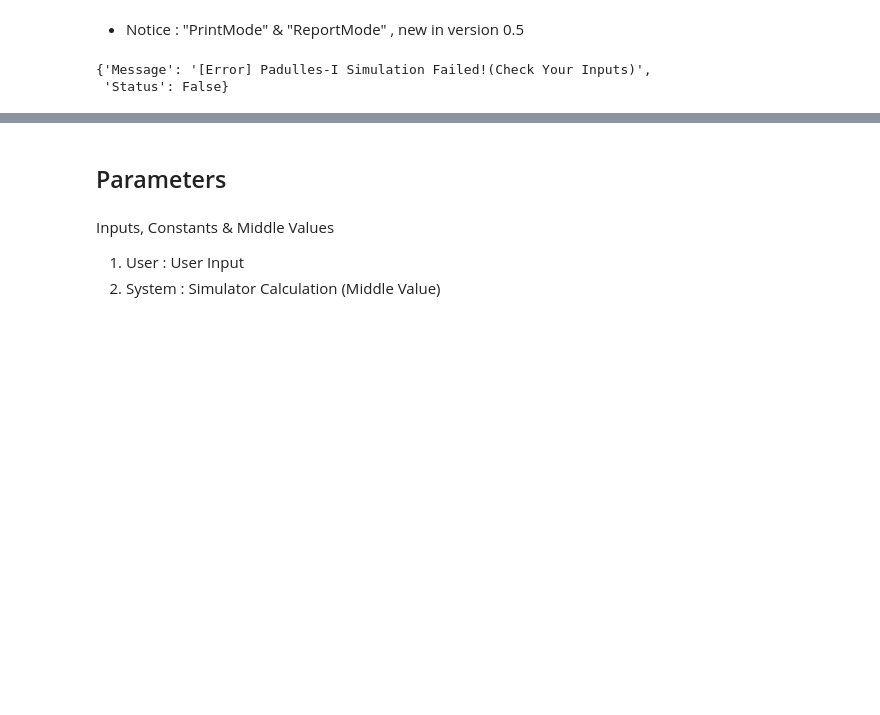
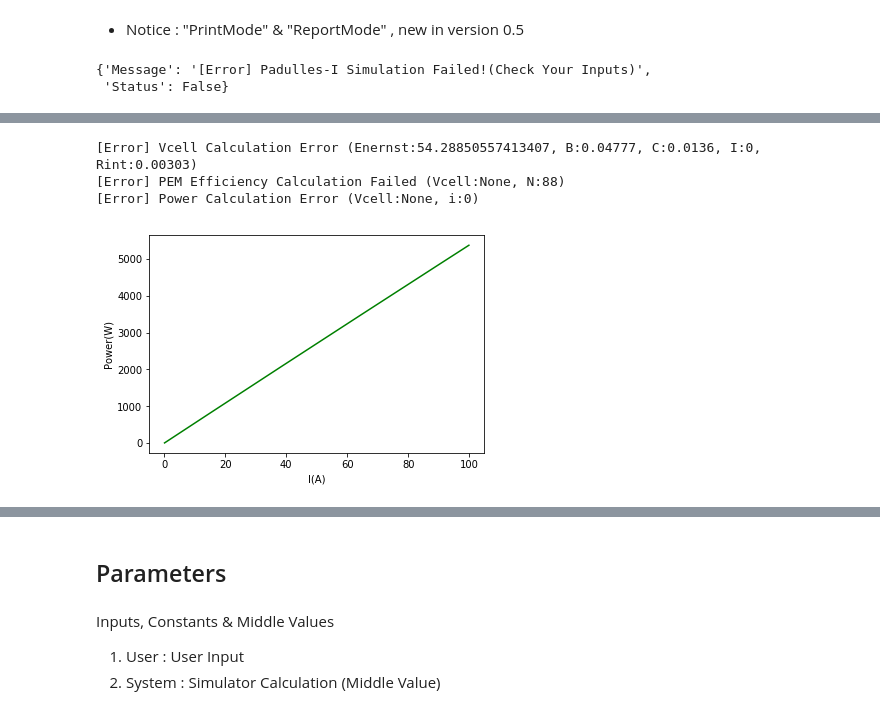
Before and after one commit to ECSIM/opem, a Jupyter notebook: Documents/Padulles1.ipynb, the cells around one changed output, grey strips where cells are left out. Saved outputs shown, nothing was run; the diff lists cells and outputs as text; code cells hidden in the pictures; blank space fills up the shorter version.

Commit message:
doc : Padulles-I notebook plots added #92

```diff
--- a/Documents/Padulles1.ipynb
+++ b/Documents/Padulles1.ipynb
@@ -255,0 +263,34 @@ Dynamic_Analysis(InputMethod={},TestMode=True,PrintMode=False,ReportMode=True)
+# %%
+def plot_func(x,y,x_label,y_label,color='green'):
+    plt.figure()
+    plt.plot(x,y,color=color)
+    plt.xlabel(x_label)
+    plt.ylabel(y_label)
+    plt.show()
+# %%
+Test_Vector = {
+    "T": 343,
+    "E0": 0.6,
+    "N0": 88,
+    "KO2": 0.0000211,
+    "KH2": 0.0000422,
+    "tH2": 3.37,
+    "tO2": 6.74,
+    "B": 0.04777,
+    "C": 0.0136,
+    "Rint": 0.00303,
+    "rho": 1.168,
+    "qH2": 0.0004,
+    "i-start": 0,
+    "i-stop": 100,
+    "i-step": 0.1,
+    "Name": "PadullesI_Test"}
+data=Dynamic_Analysis(InputMethod=Test_Vector,TestMode=True,PrintMode=False,ReportMode=True)
+# %% [output]
+[Error] Vcell Calculation Error (Enernst:54.28850557413407, B:0.04777, C:0.0136, I:0, Rint:0.00303)
+[Error] PEM Efficiency Calculation Failed (Vcell:None, N:88)
+[Error] Power Calculation Error (Vcell:None, i:0)
+# %%
+plot_func(data["I"],data["P"],"I(A)","Power(W)")
+# %% [output]
+[figure, added]
```
Also changed, not shown: parts of 10 cells of this notebook, 3 other files.
